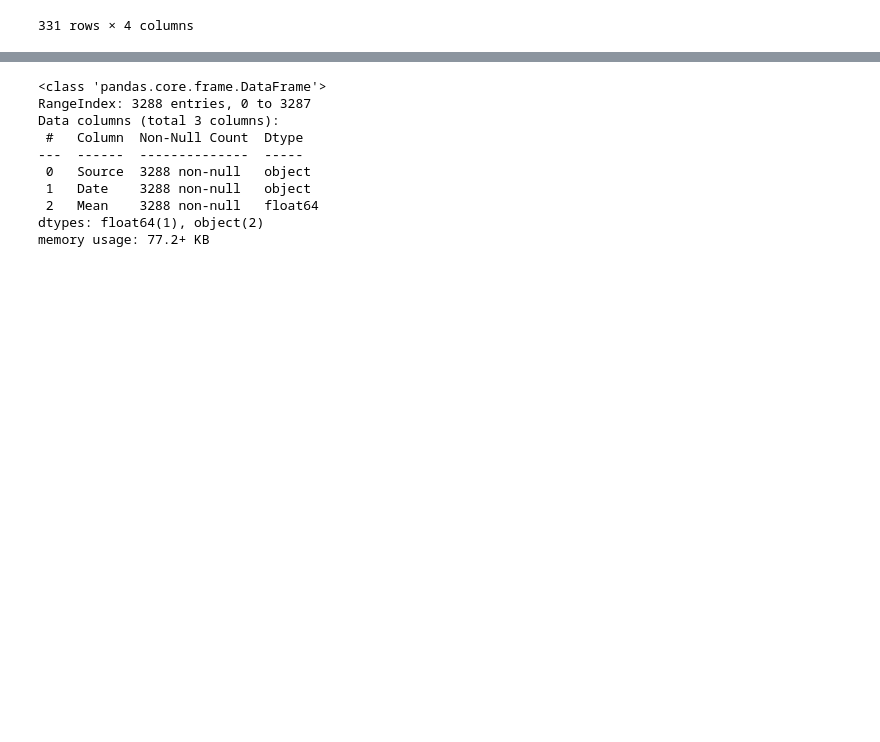
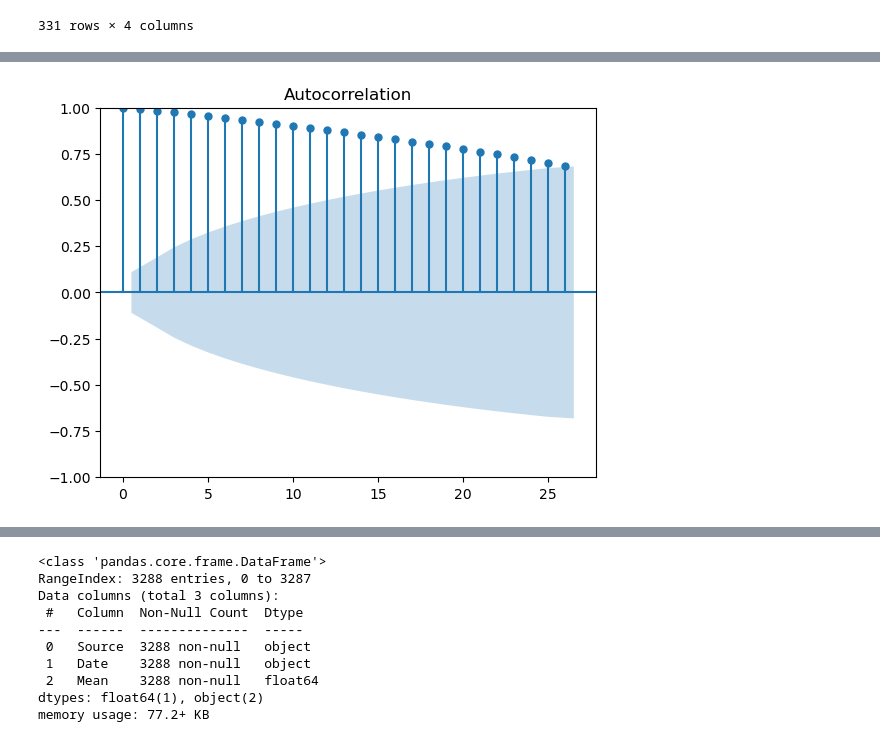
Before and after one commit to notfakearcher/yanjun, a Jupyter notebook: time-series/01_practice/practice1.ipynb, the cells around one changed output, grey strips where cells are left out. Drawn from its saved outputs; the diff is of its cells as text; code cells hidden in the pictures; blank space fills up the shorter version.

```diff
--- a/time-series/01_practice/practice1.ipynb
+++ b/time-series/01_practice/practice1.ipynb
@@ -70,0 +95,4 @@ pollution1['Year'] = pollution1['Year'].apply(lambda x: datetime.strptime(str(x)
+# %%
+influence = plot_acf(pollution1['London'])
+# %% [output]
+[figure, added]
```
Also changed, not shown: parts of 27 cells of this notebook.
